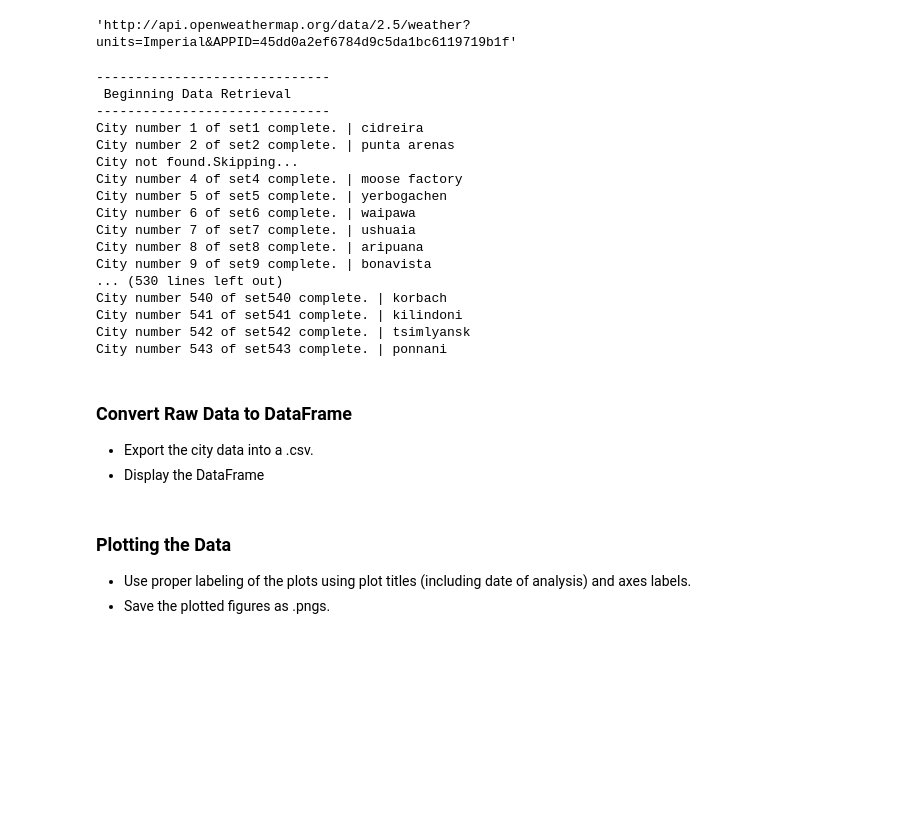
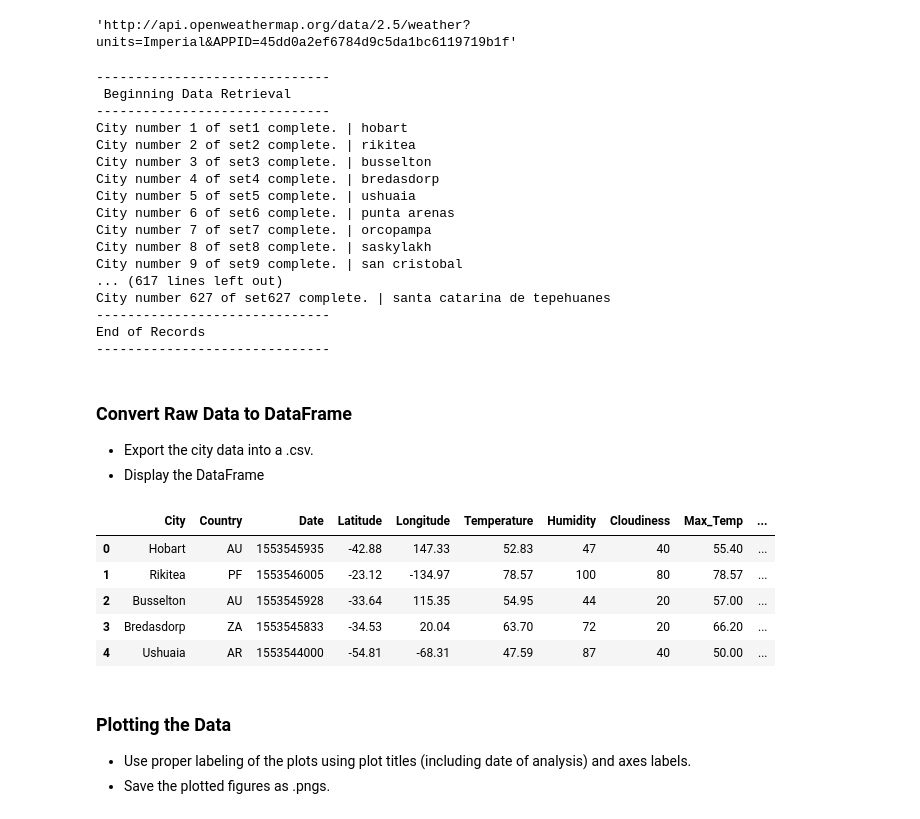
Before and after one commit to valarjeya28/Python-API, a Jupyter notebook: starter_code/WeatherPy.ipynb, the cells around one changed output. Saved outputs shown, nothing was run; the diff lists cells and outputs as text; code cells hidden in the pictures; blank space fills up the shorter version.

```diff
--- a/starter_code/WeatherPy.ipynb
+++ b/starter_code/WeatherPy.ipynb
@@ -81,6 +83,9 @@ temp = []
 humid = []
 clouds = []
 wind = []
+country=[]
+Date=[]
+max_temp=[]
 
 #Loop through each city, extract required items, and print result
 print('------------------------------')
@@ -91,10 +96,14 @@ for city in cities:
     set_count += 1
     try:
         city_data = (requests.get(url + '&q=' + city)).json()
+        #print(city_data)
         city_name.append(city_data['name'])
+        Date.append(city_data['dt'])
+        country.append(city_data['sys']['country'])
         lat.append(city_data['coord']['lat'])
         lng.append(city_data['coord']['lon'])
         temp.append(city_data['main']['temp'])
+        max_temp.append(city_data['main']['temp_max'])
         humid.append(city_data['main']['humidity'])
         clouds.append(city_data['clouds']['all'])
         wind.append(city_data['wind']['speed'])
@@ -112,20 +121,20 @@ print('------------------------------')
 ------------------------------
  Beginning Data Retrieval
 ------------------------------
-City number 1 of set1 complete. | cidreira
-City number 2 of set2 complete. | punta arenas
-City not found.Skipping...
-City number 4 of set4 complete. | moose factory
-City number 5 of set5 complete. | yerbogachen
-City number 6 of set6 complete. | waipawa
-City number 7 of set7 complete. | ushuaia
-City number 8 of set8 complete. | aripuana
-City number 9 of set9 complete. | bonavista
-... (530 lines left out)
-City number 540 of set540 complete. | korbach
-City number 541 of set541 complete. | kilindoni
-City number 542 of set542 complete. | tsimlyansk
-City number 543 of set543 complete. | ponnani
+City number 1 of set1 complete. | hobart
+City number 2 of set2 complete. | rikitea
+City number 3 of set3 complete. | busselton
+City number 4 of set4 complete. | bredasdorp
+City number 5 of set5 complete. | ushuaia
+City number 6 of set6 complete. | punta arenas
+City number 7 of set7 complete. | orcopampa
+City number 8 of set8 complete. | saskylakh
+City number 9 of set9 complete. | san cristobal
+... (617 lines left out)
+City number 627 of set627 complete. | santa catarina de tepehuanes
+------------------------------
+End of Records
+------------------------------
 # %% [markdown]
 ### Convert Raw Data to DataFrame
 * Export the city data into a .csv.
@@ -133,17 +142,28 @@ City number 543 of set543 complete. | ponnani
 # %%
 #Create a dataframe with required items
 city_data_df = pd.DataFrame({'City': city_name,
+                             'Country': country,
+                             'Date':Date,
                             'Latitude': lat,
                             'Longitude': lng,
                             'Temperature': temp,
                             'Humidity': humid,
                             'Cloudiness': clouds,
-                            'Wind Speed': wind})
+                             'Max_Temp': max_temp,
+                            'Wind Speed': wind
+                            })
 
 #Save dataframe as csv
 pd.DataFrame.to_csv(city_data_df, 'city_data.csv')
 
 city_data_df.head()
+# %% [output]
+|  | City | Country | Date | Latitude | Longitude | Temperature | Humidity | Cloudiness | Max_Temp | ... |
+| 0 | Hobart | AU | 1553545935 | -42.88 | 147.33 | 52.83 | 47 | 40 | 55.40 | ... |
+| 1 | Rikitea | PF | 1553546005 | -23.12 | -134.97 | 78.57 | 100 | 80 | 78.57 | ... |
+| 2 | Busselton | AU | 1553545928 | -33.64 | 115.35 | 54.95 | 44 | 20 | 57.00 | ... |
+| 3 | Bredasdorp | ZA | 1553545833 | -34.53 | 20.04 | 63.70 | 72 | 20 | 66.20 | ... |
+| 4 | Ushuaia | AR | 1553544000 | -54.81 | -68.31 | 47.59 | 87 | 40 | 50.00 | ... |
 # %% [markdown]
 ### Plotting the Data
 * Use proper labeling of the plots using plot titles (including date of analysis) and axes labels.
```
Also changed, not shown: parts of 6 cells of this notebook.
